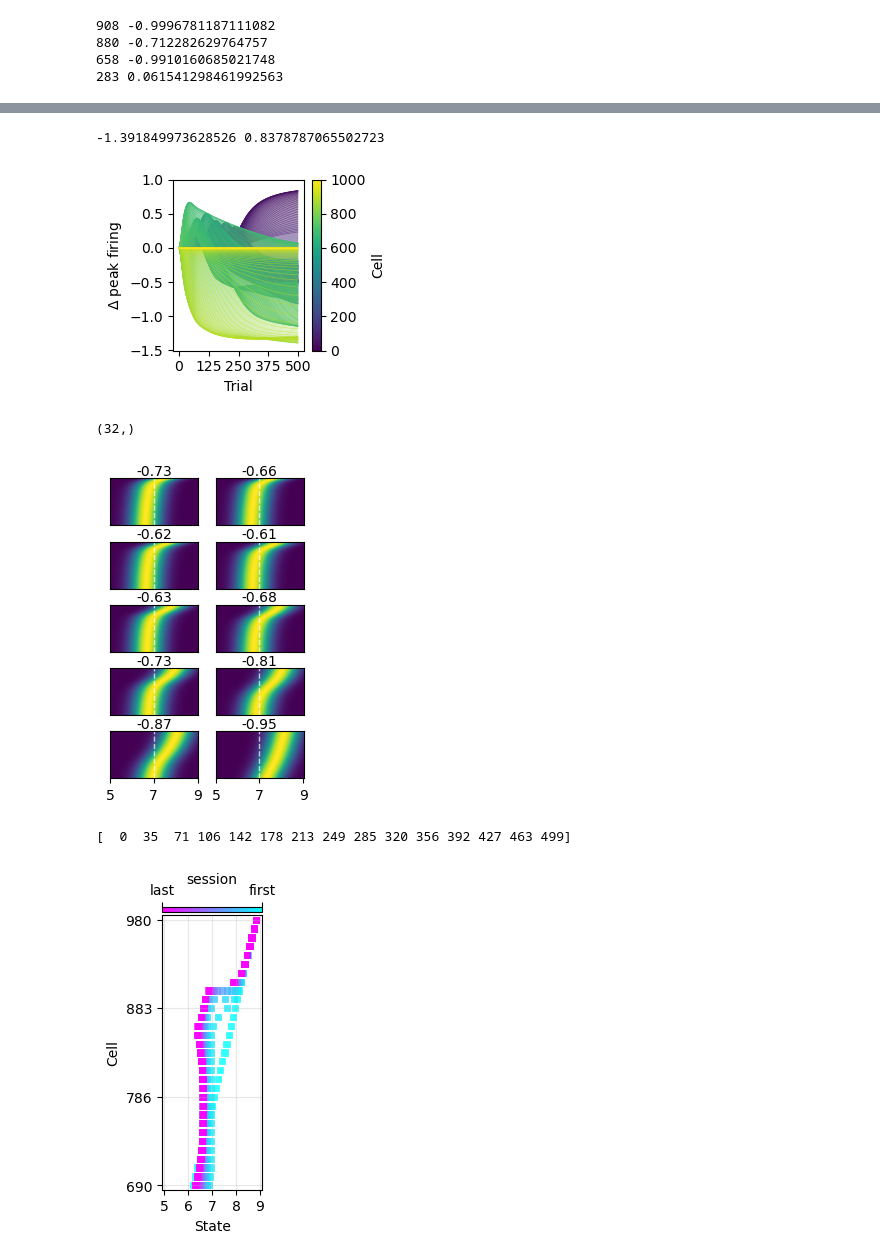
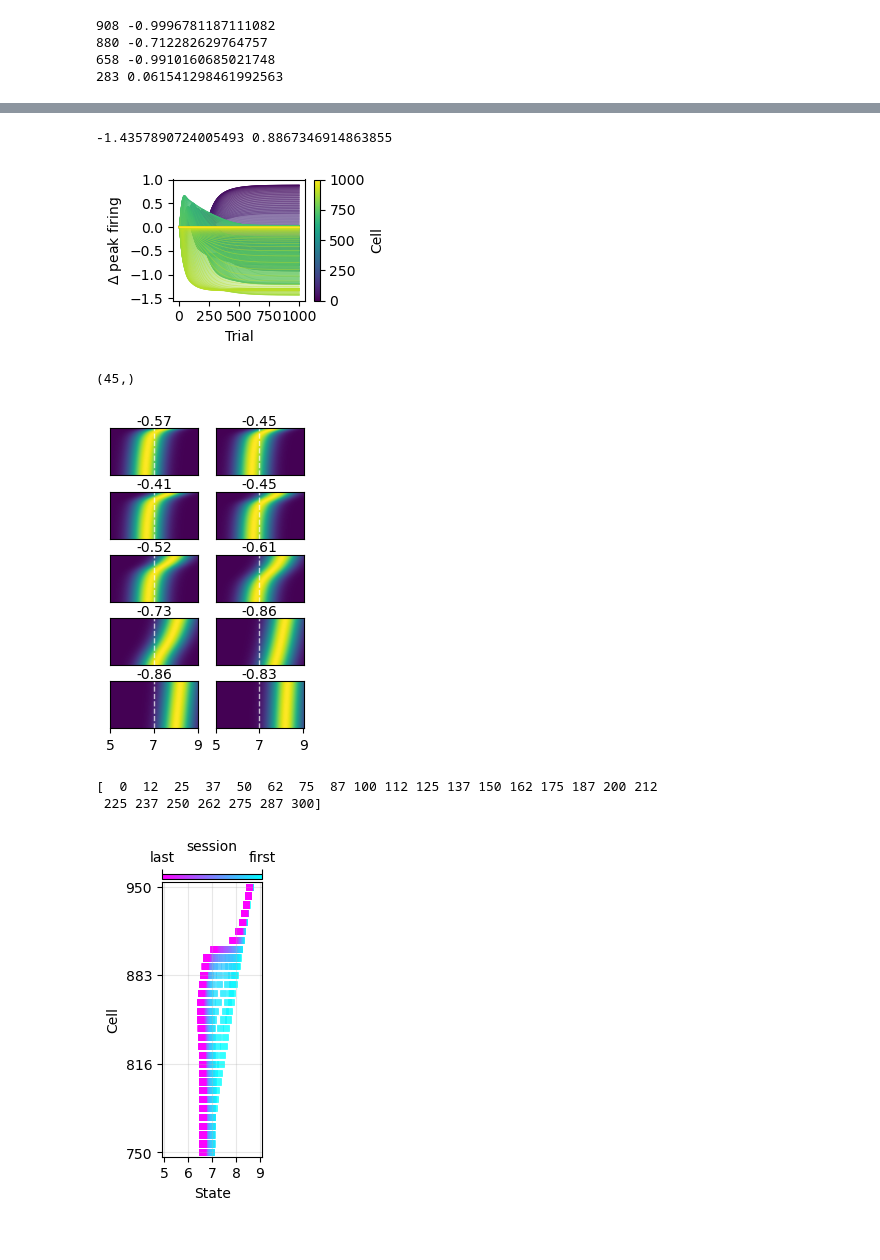
Before and after one commit to mgkumar138/backward_pf_agent, a Jupyter notebook: backward_shift_fields.ipynb, the cells around one changed output, grey strips where cells are left out. Drawn from its saved outputs; the diff is of its cells as text; code cells hidden in the pictures.

```diff
--- a/backward_shift_fields.ipynb
+++ b/backward_shift_fields.ipynb
@@ -230,7 +230,7 @@ if policy_prop:
     assert learn_policy, "If policy_prop is True, learn_policy must be True"
 
 # env params
-num_trials = 500
+num_trials = 1000
 nstates = 10
 
 env = Discrete1DEnv(nstates)
@@ -330,14 +330,14 @@ def get_phi(ss,lambdas, sigmas):
 phis = get_phi(ss, lambdas[trial_idx], sigmas[trial_idx])
 
 # Find indices in ss that correspond to the interval [6, 8]
-reward_interval_mask = (ss >= 7.5) & (ss <= 8)
+reward_interval_mask = (ss >= 7) & (ss <= 8)
 rp = np.where(np.any(phis[:, reward_interval_mask] > threshold, axis=1))[0]
 
 
 screen_interval_mask = (ss >= 0.5) & (ss <= 1.5)
 sc = np.where(np.any(phis[:, screen_interval_mask] > threshold, axis=1))[0]
 
-approach_interval_mask = (ss > 1.0) & (ss < 7.5) #& ~reward_interval_mask
+approach_interval_mask = (ss > 1.5) & (ss < 7) #& ~reward_interval_mask
 ra_ = np.where(np.any(phis[:, approach_interval_mask] > threshold, axis=1))[0]
 ra = np.setdiff1d(ra_, np.union1d(rp, sc))
 
@@ -575,10 +608,10 @@ plt.savefig(f'./new_figs/lambda_state_trial_policy{learn_policy}_flipped.svg', b
 # %%
 # Figure 3: Lambda values plot
-plt.figure(figsize=(3, 2.5))
+plt.figure(figsize=(3, 2))
 cmap = cm.viridis
 for i in range(agent.N):
     color = cmap(i / (N-1))
-    plt.plot(lambdas[:, i], trials, color=color, linewidth=1)
+    plt.plot(lambdas[:, i], trials, color=color, linewidth=0.5, alpha=0.5)
 # plt.title('Lambda Parameter Evolution')
 plt.xlabel('State')
 plt.ylabel('Trial')
@@ -593,5 +626,5 @@ cbar = plt.colorbar(sm, ax=plt.gca())
 cbar.set_label('Cell')
 plt.errorbar(x=np.mean(lambdas[:,rp],axis=1)[::downsample], y=trials[::downsample], xerr=np.std(lambdas[:,rp], axis=1)[::downsample]/np.sqrt(len(rp)), color='black', linewidth=2, label='Mean ± SD')
 plt.tight_layout()
-# plt.savefig(f'./figs/lambda_state_trial_policy{learn_policy}.eps', dpi=300, bbox_inches='tight')
+plt.savefig(f'./new_figs/lambda_state_trial_policy{learn_policy}.svg', bbox_inches='tight')
 # %% [output]
@@ -599,6 +632,6 @@ plt.tight_layout()
 # %%
 # Figure 5: Individual COM changes plot
-plt.figure(figsize=(3, 2.5))
+plt.figure(figsize=(3, 2))
 dlambdas = lambdas - lambdas[0]
 cmap = cm.viridis
 for i in range(N):
@@ -621,8 +654,8 @@ plt.savefig(f'./new_figs/delta_lambda_trial_policy{learn_policy}.svg', bbox_inch
 
 print(dlambdas.min(), dlambdas.max())
 # %% [output]
--1.391849973628526 0.8378787065502723
+-1.4357890724005493 0.8867346914863855
-[figure, old version]
+[figure, new version]
 # %%
 # Figure 6: The 10 small subplots in one figure
 plt.figure(figsize=(2.5, 8))
@@ -630,7 +663,7 @@ inner_grid = gridspec.GridSpec(10, 2, wspace=0.2, hspace=0.35)
 
 downsample = 10
 maxtrials = 200
-idx1 = lambdas[trial_idx] < 8.1
+idx1 = lambdas[trial_idx] < 8.25
 idx2 = lambdas[trial_idx] > 7.5
 idx = idx1 * idx2
 rp_small = np.arange(N)[idx]
@@ -675,16 +708,17 @@ for i in range(numplt):
 # plt.suptitle('Place Field Activity for Selected Cells', y=1.02)
 plt.tight_layout()
 # plt.savefig(f'./figs/example_lambda_session_policy{learn_policy}.eps', dpi=300, bbox_inches='tight')
-plt.savefig(f'./new_figs/example_lambda_session_policy{learn_policy}.svg', bbox_inches='tight')
+# plt.savefig(f'./new_figs/example_lambda_session_policy{learn_policy}.svg', bbox_inches='tight')
 # %% [output]
-(32,)
+(45,)
-[figure, old version]
+[figure, new version]
 # %%
-back_shift_cells = rp[np.linspace(0, len(rp)-1, 31, dtype=int)]  # Select first 10 reward cells for plotting
+# back_shift_cells = rp[np.linspace(0, len(rp)-1, 31, dtype=int)]  # Select first 10 reward cells for plotting
+back_shift_cells = np.linspace(750, 950, 31, dtype=int)
 
 start_trial = 0
-max_trial = 499
-total_sessions = 15
+max_trial = 300
+total_sessions = 25
 # Create figure with appropriate dimensions
 plt.figure(figsize=(2, 4))
 
@@ -707,32 +741,33 @@ for i, n in enumerate(back_shift_cells):  # Only first 10 cells as in your examp
     all_x.extend(cell_lambdas)
     all_y.extend([i] * len(sampled_trials))
     all_colors.extend(cmap(norm(sampled_trials)))
 
 # Single scatter plot call (much faster)
 plt.scatter(all_x, all_y, c=all_colors, alpha=0.8, s=20, linewidths=0.5, marker='s')
 
 
 # Place colorbar at the top of the figure (above the plot, where the title would be)
 sm = plt.cm.ScalarMappable(cmap=cmap, norm=norm)
 sm.set_array([])
 # Invert the colorbar by setting reverse limits
 cbar = plt.colorbar(sm, ax=plt.gca(), orientation='horizontal', pad=0.01, aspect=20, fraction=0.15, location='top')
 cbar.ax.invert_xaxis()
 # Set custom ticks and labels
 cbar.set_ticks([0, max_trial])
 cbar.set_ticklabels(['first', 'last'])
 cbar.set_label('session', fontsize=10, labelpad=0)
 
 # Formatting
 plt.xlabel('State', fontsize=10)
 plt.ylabel('Cell', fontsize=10)
 plt.yticks(range(len(back_shift_cells))[::10], back_shift_cells[::10])  # Only show indices for plotted cells
 plt.xlim([4.9,9.1])
 plt.ylim([-0.5, len(back_shift_cells)-0.5])
 plt.xticks(np.arange(5,10),np.arange(5,10))
 plt.grid(True, alpha=0.3)
 plt.tight_layout()
 plt.savefig(f'./new_figs/lambda_evolution_cool_policy{learn_policy}.svg',bbox_inches='tight')
 # %% [output]
-[  0  35  71 106 142 178 213 249 285 320 356 392 427 463 499]
+[  0  12  25  37  50  62  75  87 100 112 125 137 150 162 175 187 200 212
+ 225 237 250 262 275 287 300]
-[figure, old version]
+[figure, new version]
```
Also changed, not shown: parts of 13 cells of this notebook, 24 other files.
